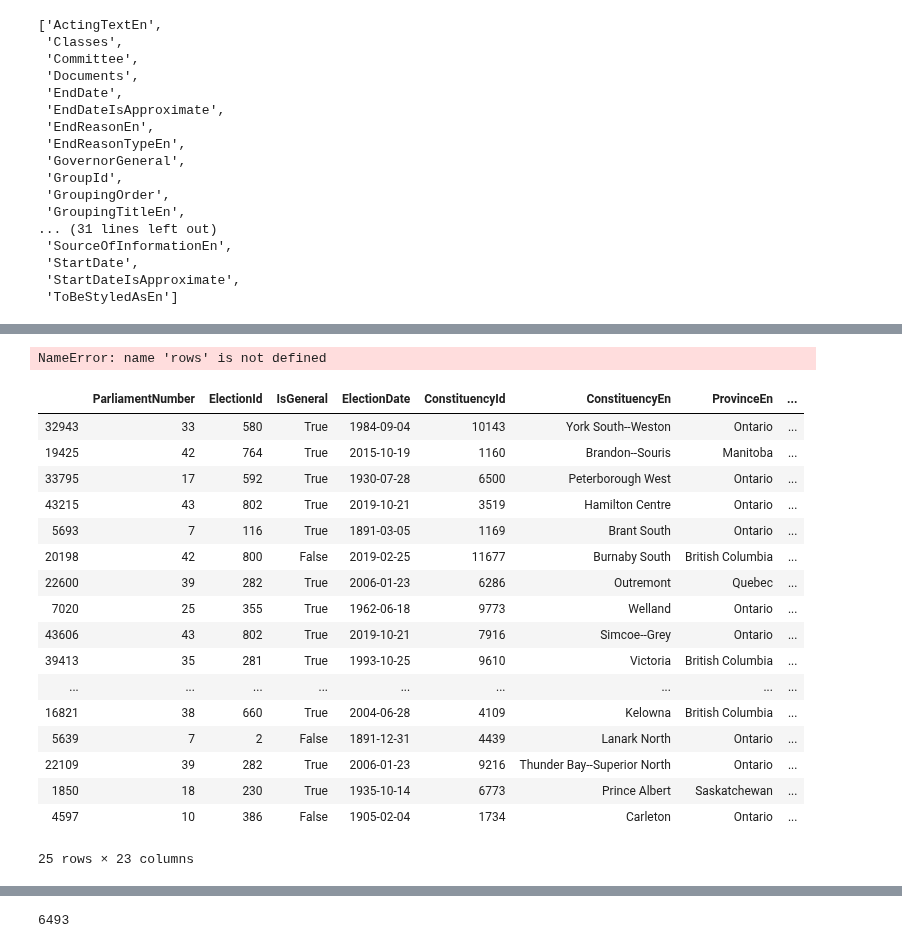
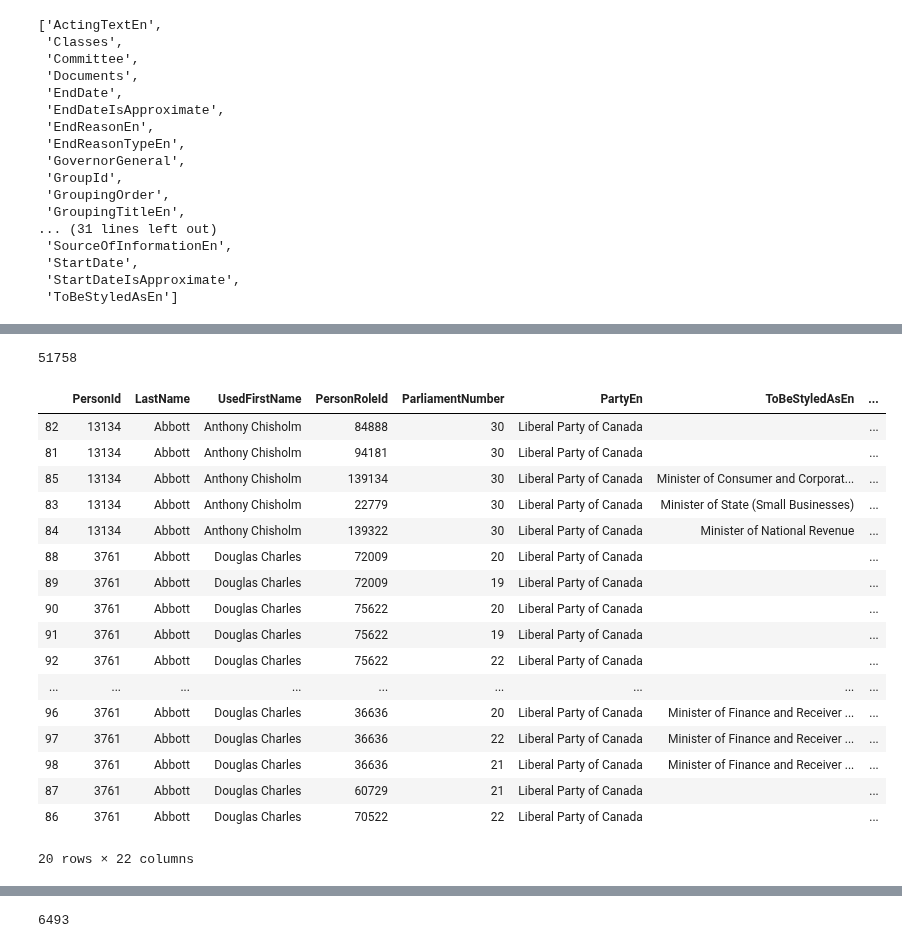
Before and after one commit to nedgar/parleh, a Jupyter notebook: notebooks/Parliamentary data.ipynb, the cells around one changed output, grey strips where cells are left out. Cells and saved outputs as stored; diff of their text form; code cells hidden in the pictures.

```diff
--- a/notebooks/Parliamentary data.ipynb
+++ b/notebooks/Parliamentary data.ipynb
@@ -255,7 +240,7 @@ role_cols = ['PersonRoleId', 'ParliamentNumber', 'PartyEn', 'ToBeStyledAsEn',
              'OrganizationTypeEn', 'OrganizationLongEn', 'GroupingTitleEn', 'PortFolioEn', 'NameEn',
              'IsMP', 'IsSenator', 'IsActing',
              'StartDate', 'StartDateIsApproximate',
-             'EndDate', 'EndDateIsApproximate']
+             'EndDate', 'EndDateIsApproximate', 'NotesEn']
 
 rows = []
 for rec in person_recs():
@@ -271,6 +258,7 @@ len(rows)
 # %%
 person_cols = ['PersonId', 'LastName', 'UsedFirstName']
-role_cols = ['PersonRoleId', 'ParliamentNumber', 'PartyEn', 'OrganizationTypeEn', 'OrganizationLongEn', 'GroupingTitleEn', 'PortFolioEn', 'NameEn',
+role_cols = ['PersonRoleId', 'ParliamentNumber', 'PartyEn', 'ToBeStyledAsEn',
+             'OrganizationTypeEn', 'OrganizationLongEn', 'GroupingTitleEn', 'PortFolioEn', 'NameEn',
              'IsMP', 'IsSenator', 'IsActing',
              'StartDate', 'StartDateIsApproximate',
              'EndDate', 'EndDateIsApproximate', 'EndReasonEn', 'EndReasonTypeEn',
@@ -280,7 +268,7 @@ rows = []
 for rec in person_recs():
     person = rec['Person']
     person_tuple = tuple(person[col] for col in person_cols)
-    for role in person['Roles']:
+    for role in rec['FederalExperience']:
         role_tuple = tuple(role[col] for col in role_cols)
         row = person_tuple + role_tuple
         rows.append(row)
@@ -293,28 +301,28 @@ df = pd.DataFrame(rows, columns = person_cols + role_cols) \
 df = df.drop_duplicates()
 len(df)
 # %% [output]
-NameError: name 'rows' is not defined
+51758
-# %%
-df.sample(25)
-# %% [output]
-|  | ParliamentNumber | ElectionId | IsGeneral | ElectionDate | ConstituencyId | ConstituencyEn | ProvinceEn | ... |
-| 32943 | 33 | 580 | True | 1984-09-04 | 10143 | York South--Weston | Ontario | ... |
-| 19425 | 42 | 764 | True | 2015-10-19 | 1160 | Brandon--Souris | Manitoba | ... |
-| 33795 | 17 | 592 | True | 1930-07-28 | 6500 | Peterborough West | Ontario | ... |
-| 43215 | 43 | 802 | True | 2019-10-21 | 3519 | Hamilton Centre | Ontario | ... |
-| 5693 | 7 | 116 | True | 1891-03-05 | 1169 | Brant South | Ontario | ... |
-| 20198 | 42 | 800 | False | 2019-02-25 | 11677 | Burnaby South | British Columbia | ... |
-| 22600 | 39 | 282 | True | 2006-01-23 | 6286 | Outremont | Quebec | ... |
-| 7020 | 25 | 355 | True | 1962-06-18 | 9773 | Welland | Ontario | ... |
-| 43606 | 43 | 802 | True | 2019-10-21 | 7916 | Simcoe--Grey | Ontario | ... |
-| 39413 | 35 | 281 | True | 1993-10-25 | 9610 | Victoria | British Columbia | ... |
-| ... | ... | ... | ... | ... | ... | ... | ... | ... |
-| 16821 | 38 | 660 | True | 2004-06-28 | 4109 | Kelowna | British Columbia | ... |
-| 5639 | 7 | 2 | False | 1891-12-31 | 4439 | Lanark North | Ontario | ... |
-| 22109 | 39 | 282 | True | 2006-01-23 | 9216 | Thunder Bay--Superior North | Ontario | ... |
-| 1850 | 18 | 230 | True | 1935-10-14 | 6773 | Prince Albert | Saskatchewan | ... |
-| 4597 | 10 | 386 | False | 1905-02-04 | 1734 | Carleton | Ontario | ... |
-25 rows × 23 columns
+# %%
+df[:20]
+# %% [output]
+|  | PersonId | LastName | UsedFirstName | PersonRoleId | ParliamentNumber | PartyEn | ToBeStyledAsEn | ... |
+| 82 | 13134 | Abbott | Anthony Chisholm | 84888 | 30 | Liberal Party of Canada |  | ... |
+| 81 | 13134 | Abbott | Anthony Chisholm | 94181 | 30 | Liberal Party of Canada |  | ... |
+| 85 | 13134 | Abbott | Anthony Chisholm | 139134 | 30 | Liberal Party of Canada | Minister of Consumer and Corporat... | ... |
+| 83 | 13134 | Abbott | Anthony Chisholm | 22779 | 30 | Liberal Party of Canada | Minister of State (Small Businesses) | ... |
+| 84 | 13134 | Abbott | Anthony Chisholm | 139322 | 30 | Liberal Party of Canada | Minister of National Revenue | ... |
+| 88 | 3761 | Abbott | Douglas Charles | 72009 | 20 | Liberal Party of Canada |  | ... |
+| 89 | 3761 | Abbott | Douglas Charles | 72009 | 19 | Liberal Party of Canada |  | ... |
+| 90 | 3761 | Abbott | Douglas Charles | 75622 | 20 | Liberal Party of Canada |  | ... |
+| 91 | 3761 | Abbott | Douglas Charles | 75622 | 19 | Liberal Party of Canada |  | ... |
+| 92 | 3761 | Abbott | Douglas Charles | 75622 | 22 | Liberal Party of Canada |  | ... |
+| ... | ... | ... | ... | ... | ... | ... | ... | ... |
+| 96 | 3761 | Abbott | Douglas Charles | 36636 | 20 | Liberal Party of Canada | Minister of Finance and Receiver ... | ... |
+| 97 | 3761 | Abbott | Douglas Charles | 36636 | 22 | Liberal Party of Canada | Minister of Finance and Receiver ... | ... |
+| 98 | 3761 | Abbott | Douglas Charles | 36636 | 21 | Liberal Party of Canada | Minister of Finance and Receiver ... | ... |
+| 87 | 3761 | Abbott | Douglas Charles | 60729 | 21 | Liberal Party of Canada |  | ... |
+| 86 | 3761 | Abbott | Douglas Charles | 70522 | 22 | Liberal Party of Canada |  | ... |
+20 rows × 22 columns
 # %%
 cleanup(df)
 df.sample(5)
```
Also changed, not shown: parts of 17 cells of this notebook, 7 other files.
